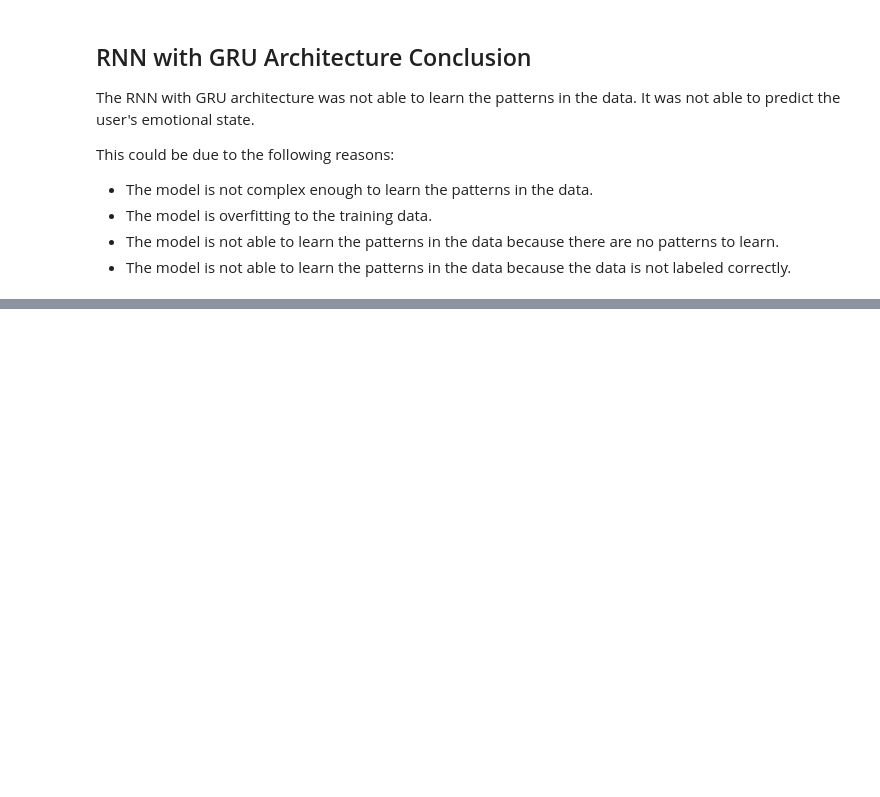
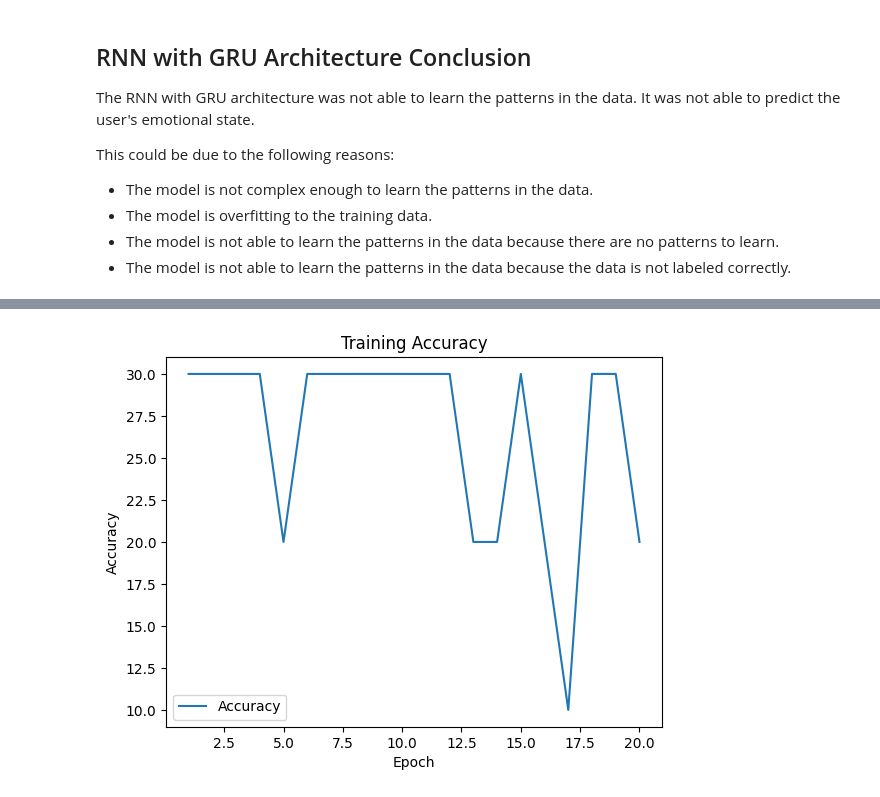
Before and after one commit to hiyaryan/chillpill, a Jupyter notebook: tracking.ipynb, the cells around one changed output, grey strips where cells are left out. Drawn from its saved outputs; the diff is of its cells as text; code cells hidden in the pictures; blank space fills up the shorter version.

```diff
--- a/tracking.ipynb
+++ b/tracking.ipynb
@@ -499,0 +663,20 @@ Epoch 12/20: Train Loss: 1.1529 | Val Loss: 1.8938 | Accuracy: 20.00%
+# %%
+# Create the figure and axes
+fig, ax = plt.subplots()
+
+# Plot the accuracy curve
+epochs = range(1, num_epochs + 1)  # Use num_epochs for x-axis values
+ax.plot(epochs, accuracies, label="Accuracy")
+
+# Set the labels and title
+ax.set_xlabel("Epoch")
+ax.set_ylabel("Accuracy")
+ax.set_title("Training Accuracy")
+
+# Add a legend
+ax.legend()
+
+# Show the plot
+plt.show()
+# %% [output]
+[figure, added]
```
Also changed, not shown: parts of 7 cells of this notebook.
